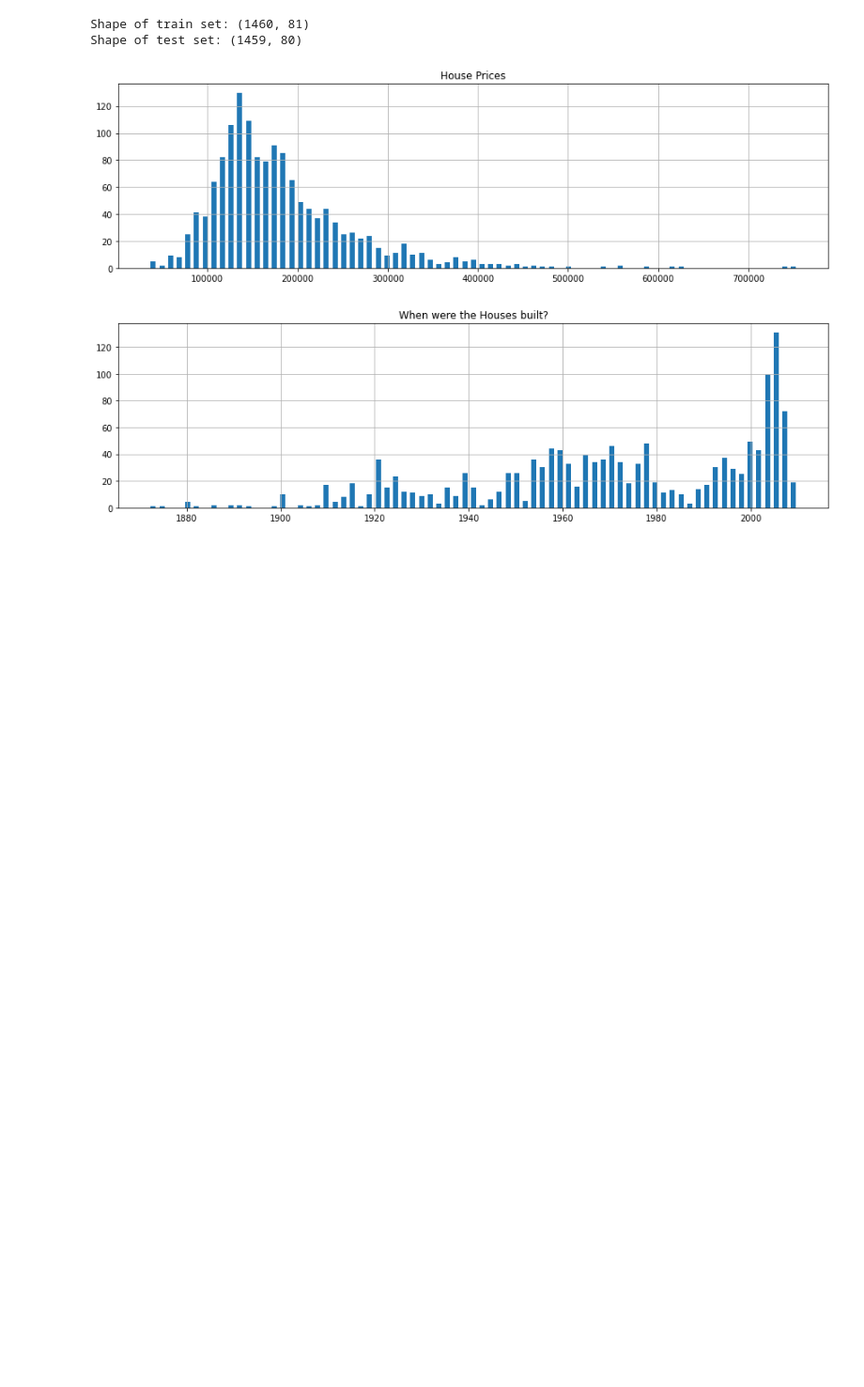
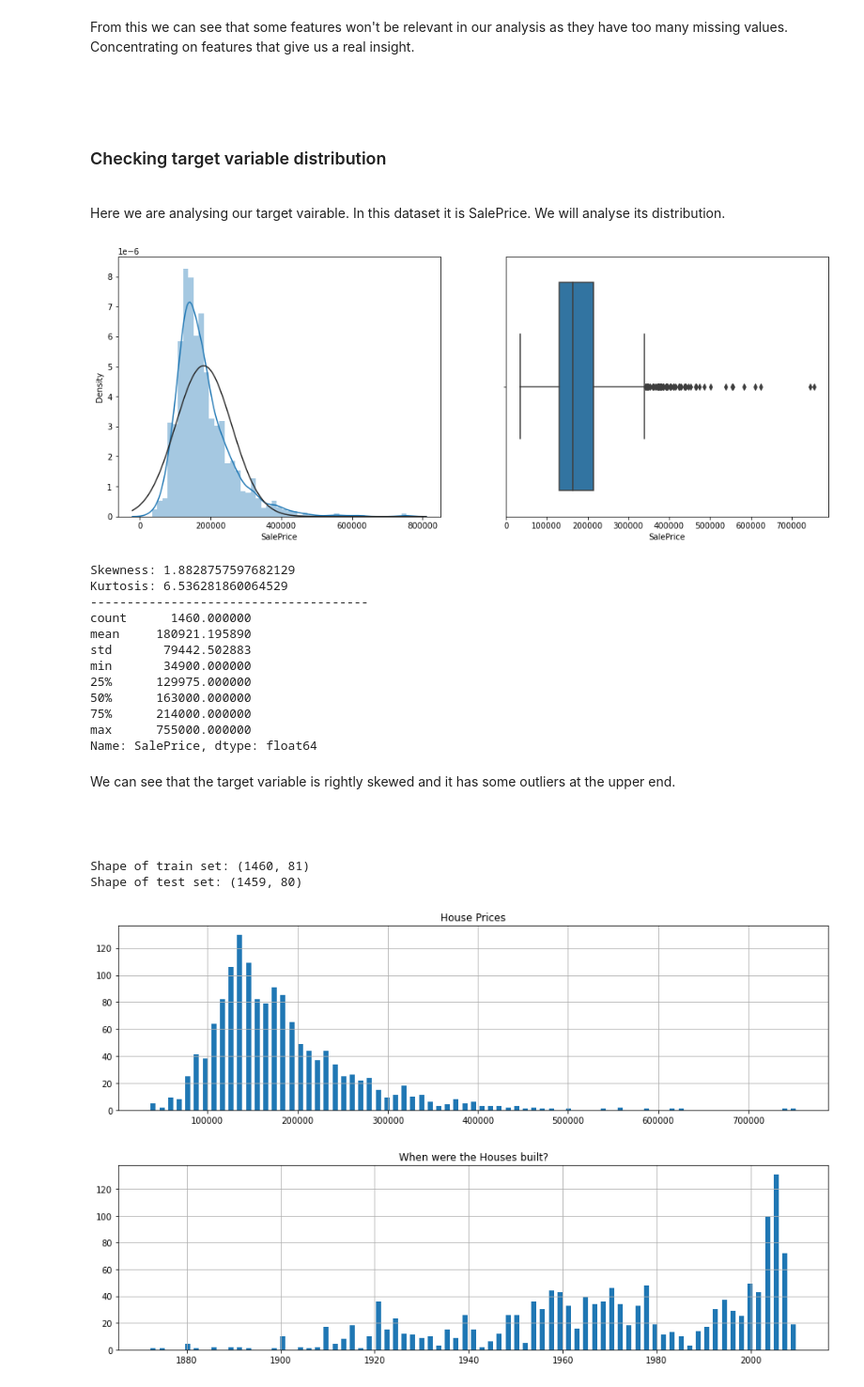
Before and after one commit to laurakoldekivi/DS-2021-project, a Jupyter notebook: ds-project_updated.ipynb, the cells around one changed output. Shown: that part at 94% size. Cells and saved outputs as stored; diff of their text form; code cells hidden in the pictures; blank space fills up the shorter version.

```diff
--- a/ds-project_updated.ipynb
+++ b/ds-project_updated.ipynb
@@ -21 +69,42 @@ test_df = pd.read_csv("test.csv")
+# %% [markdown]
+From this we can see that some features won't be relevant in our analysis as they have too many missing values. Concentrating on features that give us a real insight.
+
+<br>
+<br>
+# %% [markdown]
+### Checking target variable distribution ###
+
+<br>
+
+Here we are analysing our target vairable. In this dataset it is SalePrice. We will analyse its distribution.
+# %%
+f,ax = plt.subplots(1,2,figsize=(16,6))
+sns.distplot(train_df['SalePrice'],fit=norm,ax=ax[0])
+sns.boxplot(train_df['SalePrice'])
+plt.show()
+
+#skewness and kurtosis
+print("Skewness: {}".format(train_df['SalePrice'].skew()))
+print("Kurtosis: {}".format(train_df['SalePrice'].kurt()))
+print("--------------------------------------")
+print(train_df['SalePrice'].describe())
+# %% [output]
+[figure, added]
+Skewness: 1.8828757597682129
+Kurtosis: 6.536281860064529
+--------------------------------------
+count      1460.000000
+mean     180921.195890
+std       79442.502883
+min       34900.000000
+25%      129975.000000
+50%      163000.000000
+75%      214000.000000
+max      755000.000000
+Name: SalePrice, dtype: float64
+# %% [markdown]
+We can see that the target variable is rightly skewed and it has some outliers at the upper end.
+
+<br>
+<br>
 # %%
```
Also changed, not shown: parts of 88 cells of this notebook.
